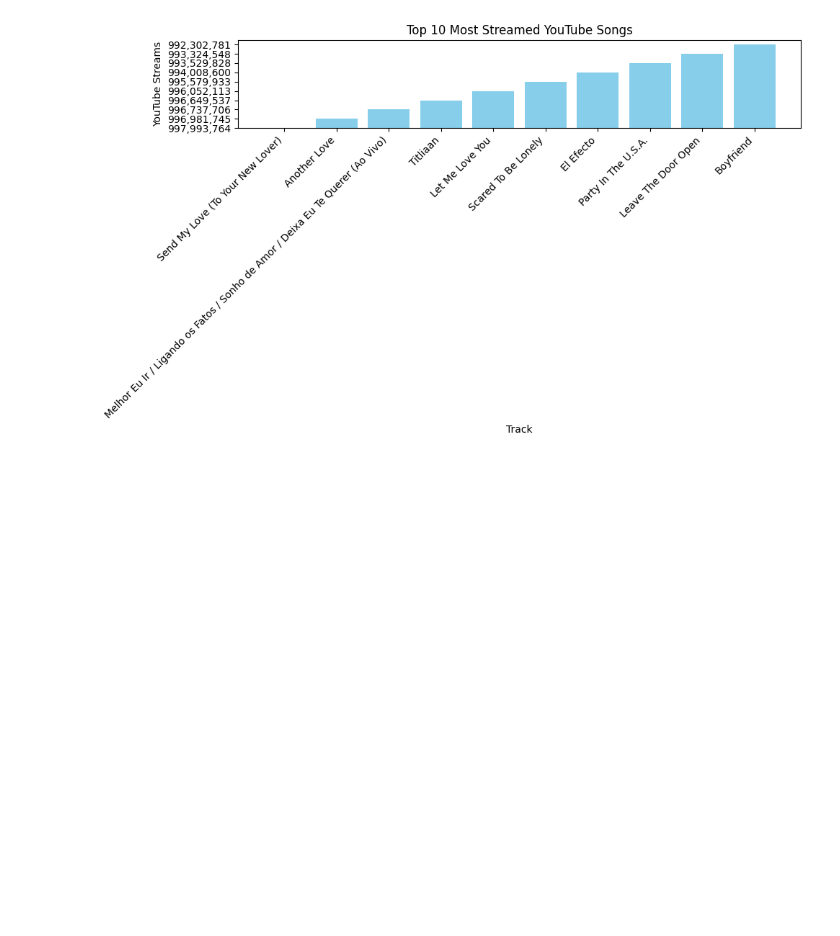
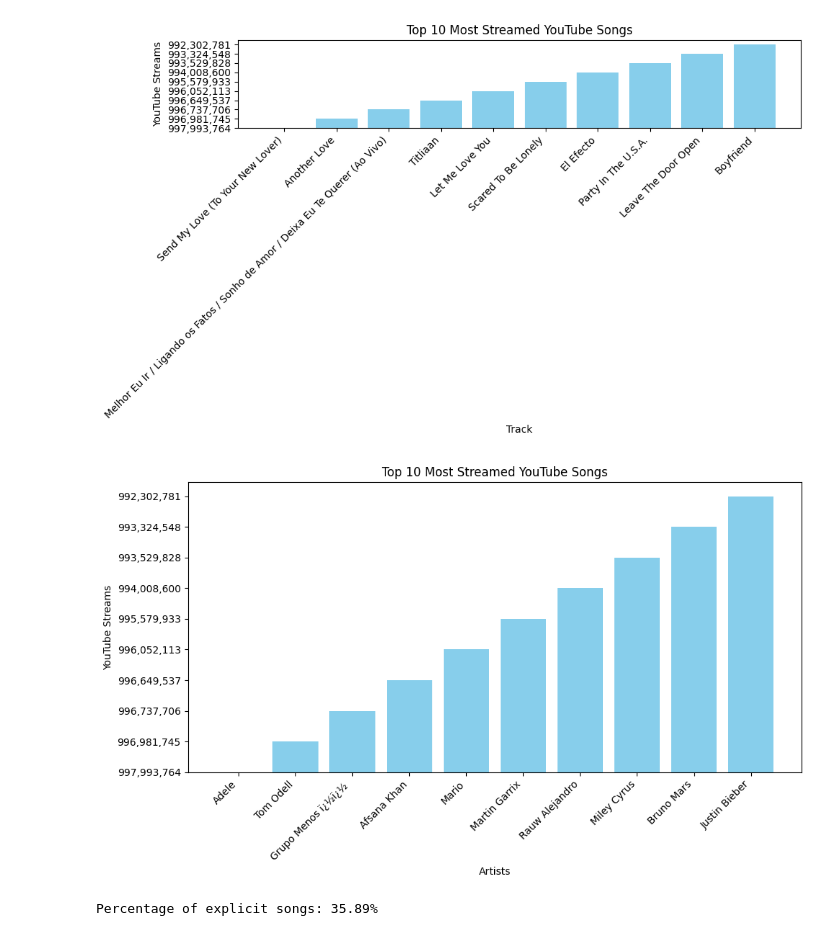
Before and after one commit to itsethe/HtHFinalProject, a Jupyter notebook: final_project.ipynb, the cells around one changed output. Saved outputs shown, nothing was run; the diff lists cells and outputs as text; code cells hidden in the pictures; blank space fills up the shorter version.

```diff
--- a/final_project.ipynb
+++ b/final_project.ipynb
@@ -178,3 +178,32 @@ plt.tight_layout()
 plt.show()
 # %% [output]
 [figure]
+# %%
+youtube_data_sorted = df.sort_values(by='YouTube Views', ascending=False)
+
+# Get the top 10 songs
+top_10_artists_youtube = youtube_data_sorted.head(10)
+
+# Create the bar chart
+plt.figure(figsize=(10, 6))
+plt.bar(top_10['Artist'], top_10['YouTube Views'], color='skyblue')
+plt.xlabel('Artists')
+plt.ylabel('YouTube Streams')
+plt.title('Top 10 Most Streamed YouTube Songs')
+plt.xticks(rotation=45, ha='right')
+plt.tight_layout()
+plt.show()
+# %% [output]
+[figure, added]
+# %%
+num_explicit_songs = spotify_data_sorted['Explicit Track'].sum()
+
+# Count the total number of songs
+total_songs = spotify_data_sorted.shape[0]
+
+# Calculate the percentage of explicit songs
+percentage_explicit = (num_explicit_songs / total_songs) * 100
+
+print(f"Percentage of explicit songs: {percentage_explicit:.2f}%")
+# %% [output]
+Percentage of explicit songs: 35.89%
```
Also changed, not shown: parts of 5 cells of this notebook, 1 other file.
